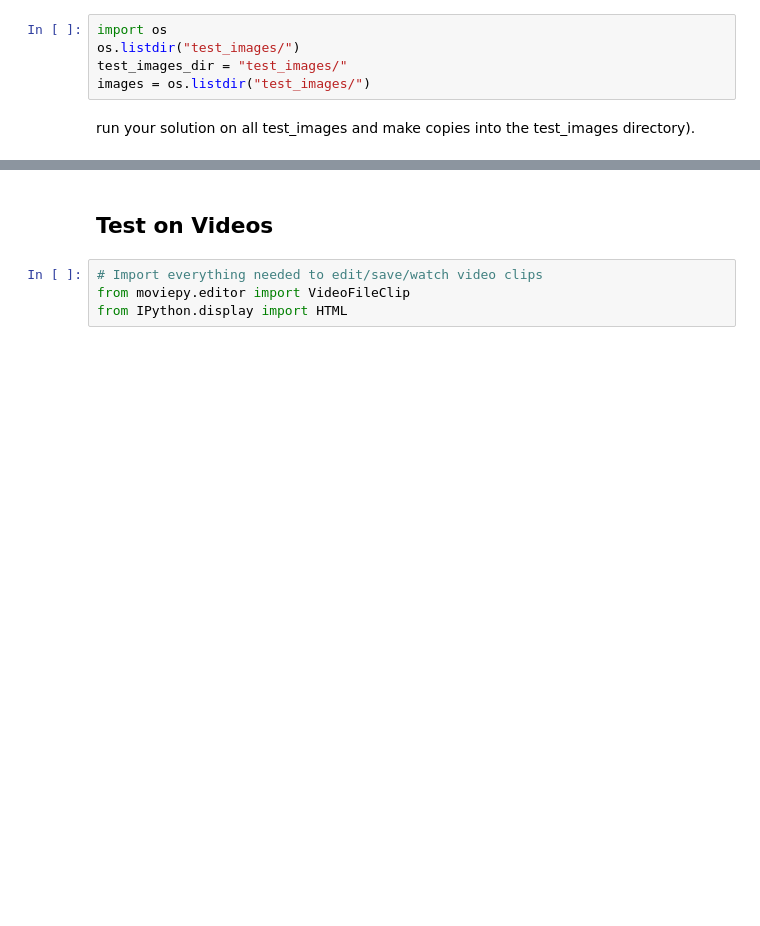
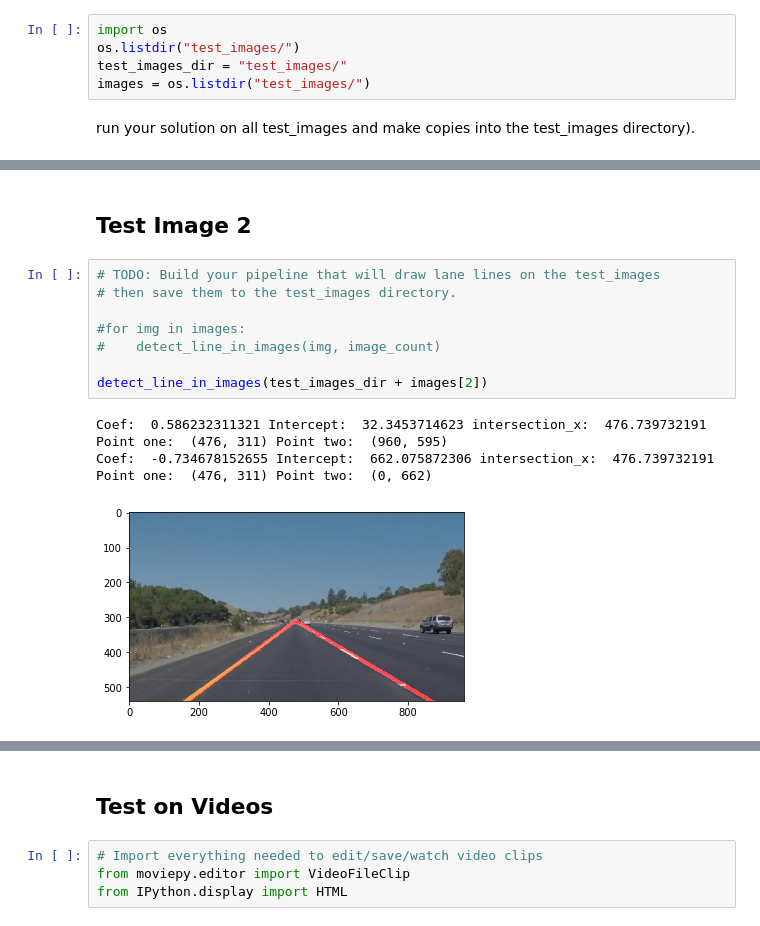
Before and after one commit to calsaviour/sdc, a Jupyter notebook: TermOne/CarND-LaneLines-P1/P1-Copy1.ipynb, the cells around one changed output, grey strips where cells are left out. Saved outputs shown, nothing was run; the diff lists cells and outputs as text; blank space fills up the shorter version.

```diff
--- a/TermOne/CarND-LaneLines-P1/P1-Copy1.ipynb
+++ b/TermOne/CarND-LaneLines-P1/P1-Copy1.ipynb
@@ -359,0 +342,16 @@ for img in images:
+# %% [markdown]
+## Test Image 2
+# %%
+# TODO: Build your pipeline that will draw lane lines on the test_images
+# then save them to the test_images directory.
+
+#for img in images:
+#    detect_line_in_images(img, image_count)
+
+detect_line_in_images(test_images_dir + images[2])
+# %% [output]
+Coef:  0.586232311321 Intercept:  32.3453714623 intersection_x:  476.739732191
+Point one:  (476, 311) Point two:  (960, 595)
+Coef:  -0.734678152655 Intercept:  662.075872306 intersection_x:  476.739732191
+Point one:  (476, 311) Point two:  (0, 662)
+[figure, added]
```
Also changed, not shown: parts of 18 cells of this notebook.
